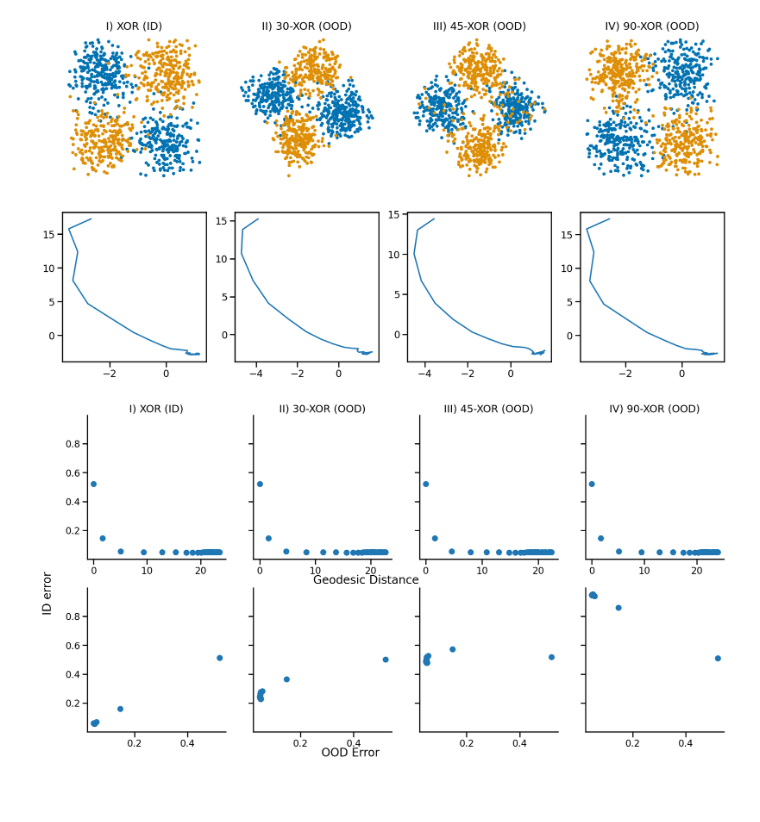
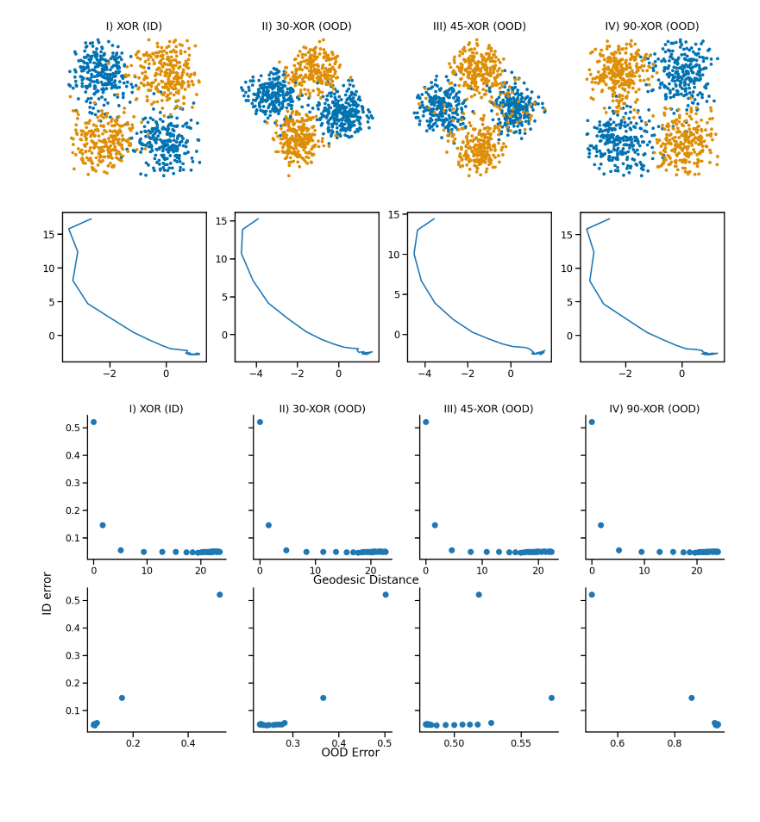
Before and after one commit to neurodata/CEP_experiments, a Jupyter notebook: ood_exp_final_try.ipynb, the cells around one changed output. Drawn from its saved outputs; the diff is of its cells as text; code cells hidden in the pictures.

Commit message:
today's plot

```diff
--- a/ood_exp_final_try.ipynb
+++ b/ood_exp_final_try.ipynb
@@ -262,34 +262,34 @@ for ii, angle in enumerate(angles):
         X_transformed_2.append(np.median(X_transformed[ii][(jj)*10:(jj+1)*10,1]))
 
         if jj != 0:
             dis += ((X_transformed_1[-1] - X_transformed_1[-2])**2 + (X_transformed_2[-1] - X_transformed_2[-2])**2)**.5
         geod_dis.append(dis)
         l_id_.append(np.mean(l_id[ii][jj]))
         l_ood_.append(np.mean(l_ood[ii][jj]))
     ax[0][ii].scatter(geod_dis, l_id_)
-    ax[1][ii].scatter(l_id_, l_ood_)
+    ax[1][ii].scatter(l_ood_, l_id_)
 
     right_side = ax[0][ii].spines["right"]
     right_side.set_visible(False)
     top_side = ax[0][ii].spines["top"]
     top_side.set_visible(False)
 
     right_side = ax[1][ii].spines["right"]
     right_side.set_visible(False)
     top_side = ax[1][ii].spines["top"]
     top_side.set_visible(False)
 
 ax[0][0].set_title('I) XOR (ID)')
 ax[0][1].set_title(r'II) 30-XOR (OOD)')
 ax[0][2].set_title(r'III) 45-XOR (OOD)')
 ax[0][3].set_title(r'IV) 90-XOR (OOD)')
 
 fig.text(0.07, .4, 'ID error', rotation=90, fontsize=20)
 fig.text(0.4, .47, 'Geodesic Distance', fontsize=20)
 fig.text(0.41, 0.05, 'OOD Error', fontsize=20)
 
 plt.savefig('jovo_plot.pdf', bbox_inches='tight')
 # %% [output]
-[figure, old version]
+[figure, new version]
 # %% [markdown]
 #####
```
Also changed, not shown: parts of 1 cell of this notebook, 1 other file.
